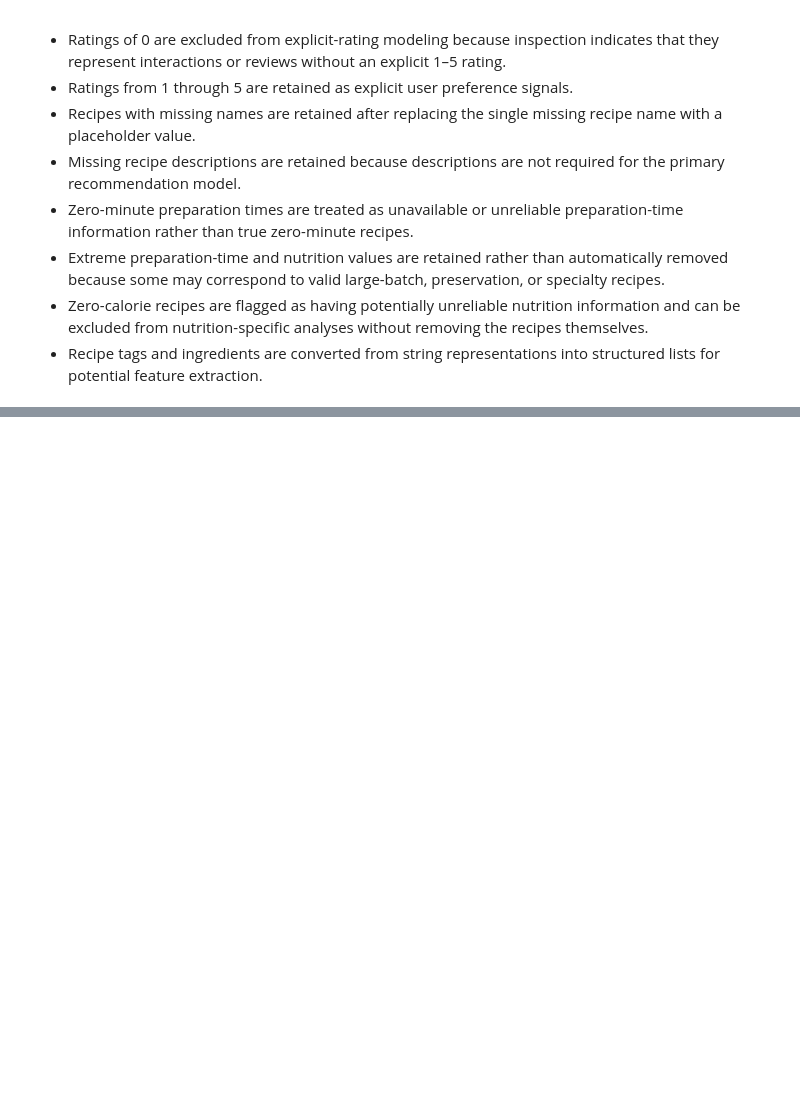
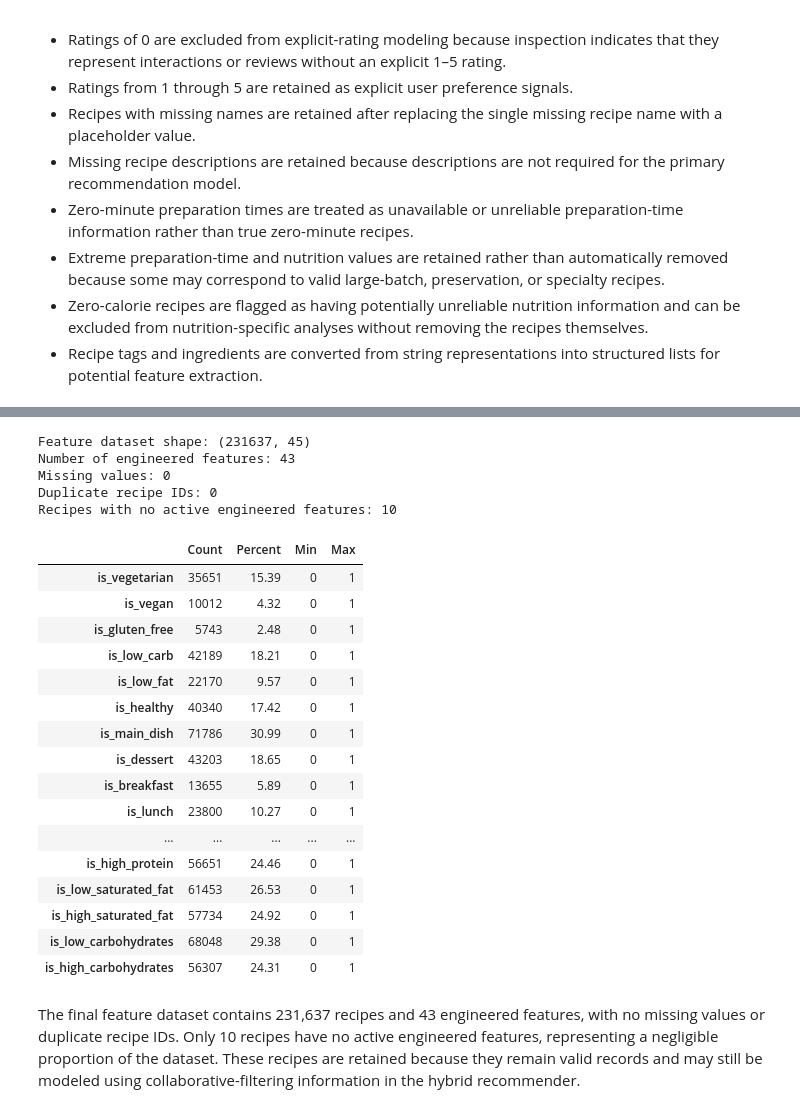
Before and after one commit to janvigandhi10/Bayesian_recipe_rec_project, a Jupyter notebook: notebooks/hoang_data_cleaning_eda.ipynb, the cells around one changed output, grey strips where cells are left out. Saved outputs shown, nothing was run; the diff lists cells and outputs as text; code cells hidden in the pictures; blank space fills up the shorter version.

Commit message:
Complete data cleaning EDA and recipe feature engineering

```diff
--- a/notebooks/hoang_data_cleaning_eda.ipynb
+++ b/notebooks/hoang_data_cleaning_eda.ipynb
@@ -1228,0 +1632,16 @@ The following decisions are applied:
+# %%
+for feature, (col, level) in nutrition_features.items():
+    recipes_clean[feature] = (
+        recipes_clean[f"{col}_level"] == level
+    ).astype(int)
+# %%
+nutrition_feature_cols = list(nutrition_features.keys())
+
+nutrition_feature_summary = pd.DataFrame({
+    "Count": recipes_clean[nutrition_feature_cols].sum(),
+    "Percent": (
+        recipes_clean[nutrition_feature_cols].mean() * 100
+    ).round(2)
+})
+
+nutrition_feature_summary
@@ -1228,0 +1670,14 @@ The following decisions are applied:
+# %%
+final_feature_cols = (
+    dietary_cols
+    + meal_cols
+    + cuisine_cols
+    + time_cols
+    + nutrition_feature_cols
+)
+# %%
+recipe_features = recipes_clean[
+    ["id", "name"] + final_feature_cols
+].copy()
+
+recipe_features.head()
@@ -1228,0 +1692,47 @@ The following decisions are applied:
+# %%
+print("Feature dataset shape:", recipe_features.shape)
+print("Number of engineered features:", len(final_feature_cols))
+print("Missing values:", recipe_features.isna().sum().sum())
+print("Duplicate recipe IDs:", recipe_features["id"].duplicated().sum())
+
+print(
+    "Recipes with no active engineered features:",
+    (recipe_features[final_feature_cols].sum(axis=1) == 0).sum()
+)
+# %% [output]
+Feature dataset shape: (231637, 45)
+Number of engineered features: 43
+Missing values: 0
+Duplicate recipe IDs: 0
+Recipes with no active engineered features: 10
+# %%
+feature_validation = pd.DataFrame({
+    "Count": recipe_features[final_feature_cols].sum(),
+    "Percent": (
+        recipe_features[final_feature_cols].mean() * 100
+    ).round(2),
+    "Min": recipe_features[final_feature_cols].min(),
+    "Max": recipe_features[final_feature_cols].max()
+})
+
+feature_validation
+# %% [output]
+|  | Count | Percent | Min | Max |
+| is_vegetarian | 35651 | 15.39 | 0 | 1 |
+| is_vegan | 10012 | 4.32 | 0 | 1 |
+| is_gluten_free | 5743 | 2.48 | 0 | 1 |
+| is_low_carb | 42189 | 18.21 | 0 | 1 |
+| is_low_fat | 22170 | 9.57 | 0 | 1 |
+| is_healthy | 40340 | 17.42 | 0 | 1 |
+| is_main_dish | 71786 | 30.99 | 0 | 1 |
+| is_dessert | 43203 | 18.65 | 0 | 1 |
+| is_breakfast | 13655 | 5.89 | 0 | 1 |
+| is_lunch | 23800 | 10.27 | 0 | 1 |
+| ... | ... | ... | ... | ... |
+| is_high_protein | 56651 | 24.46 | 0 | 1 |
+| is_low_saturated_fat | 61453 | 26.53 | 0 | 1 |
+| is_high_saturated_fat | 57734 | 24.92 | 0 | 1 |
+| is_low_carbohydrates | 68048 | 29.38 | 0 | 1 |
+| is_high_carbohydrates | 56307 | 24.31 | 0 | 1 |
+# %% [markdown]
+The final feature dataset contains 231,637 recipes and 43 engineered features, with no missing values or duplicate recipe IDs. Only 10 recipes have no active engineered features, representing a negligible proportion of the dataset. These recipes are retained because they remain valid records and may still be modeled using collaborative-filtering information in the hybrid recommender.
```
Also changed, not shown: parts of 42 cells of this notebook, 7 other files.
